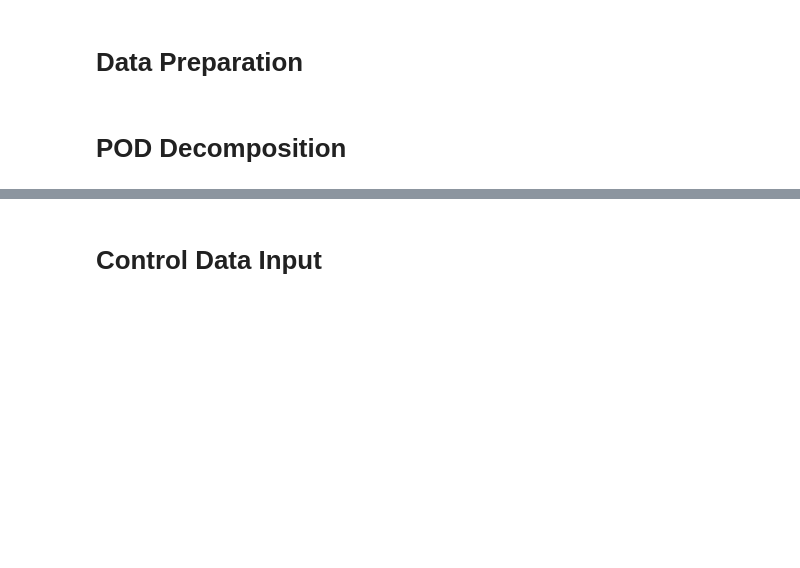
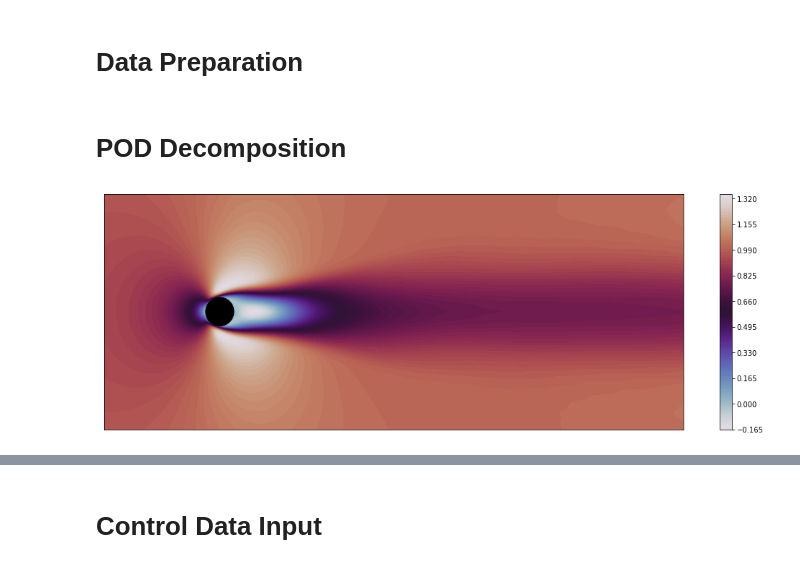
Before and after one commit to JanRotti/podGalerkin, a Jupyter notebook: pod_galerkin.ipynb, the cells around one changed output, grey strips where cells are left out. Cells and saved outputs as stored; diff of their text form; code cells hidden in the pictures; blank space fills up the shorter version.

```diff
--- a/pod_galerkin.ipynb
+++ b/pod_galerkin.ipynb
@@ -35,14 +42,16 @@ mach = 0.6          # mach number
 sos = 340.29        # isentropic speed of sound
 u_free = mach * sos # freestream velocity
 Re = 100            # Reynolds number of freeflow
+dt = 0.0001         # simulation time step
 include_avg = False # include average flow in POD computation
 nondim = True       # apply nondimensionalization to data
+subsampling = 4     # subsampling for data
 # %% [markdown]
 # Data Preparation
 # %%
 # reading file data
 data_dir  = "./flow_data./lam_cyl_comp_air/mach 0.6/"
-data_dict = read_csv_data(data_dir,delay=0,subsampling=4,max_size=T)
+data_dict = read_csv_data(data_dir,delay=0,subsampling=subsampling,max_size=T)
 
 # geometric information
 x = data_dict["x"][:,0] - 0.5
@@ -82,8 +91,10 @@ inner_weight = np.concatenate([np.ones(n),np.ones(n),mach_weight*np.ones(n)]) *
 [pod_modes, S] = get_POD(pod_data,inner_weight,150)
 coeffs = get_activations(pod_data,pod_modes,inner_weight,20)
 # %%
-plot_cylinder_data(x,y,np.clip(q_avg[:n],-1,1.2),zoom=True,cmap='twilight')
-plt.savefig("mach_0.6_POD_q_avg.png")
+plot_cylinder_data(x,y,q_avg[:n],zoom=True,cmap='twilight')
+#plt.savefig("mach_0.6_POD_q_avg.png")
+# %% [output]
+[figure, added]
 # %%
 mode = 7
 # momentum = np.sqrt(np.square(pod_modes[:n,mode]) + np.square(pod_modes[n:2*n,mode]))
```
Also changed, not shown: parts of 17 cells of this notebook, 2 other files.
